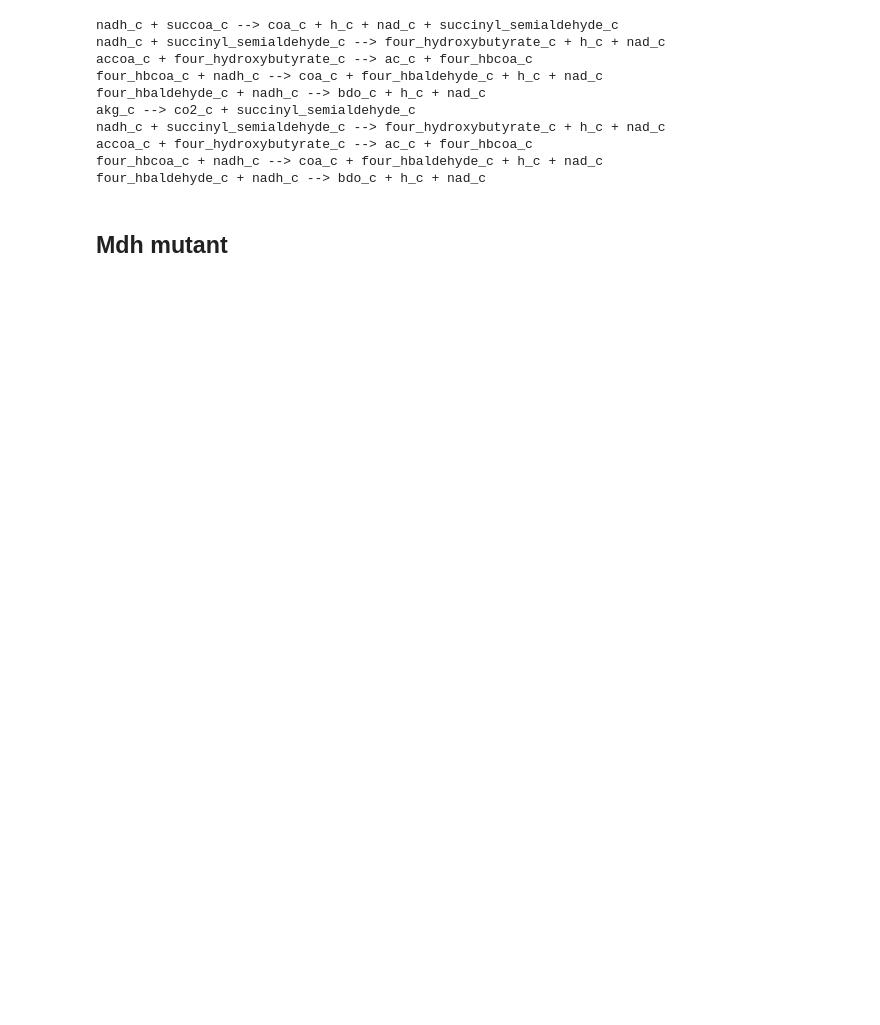
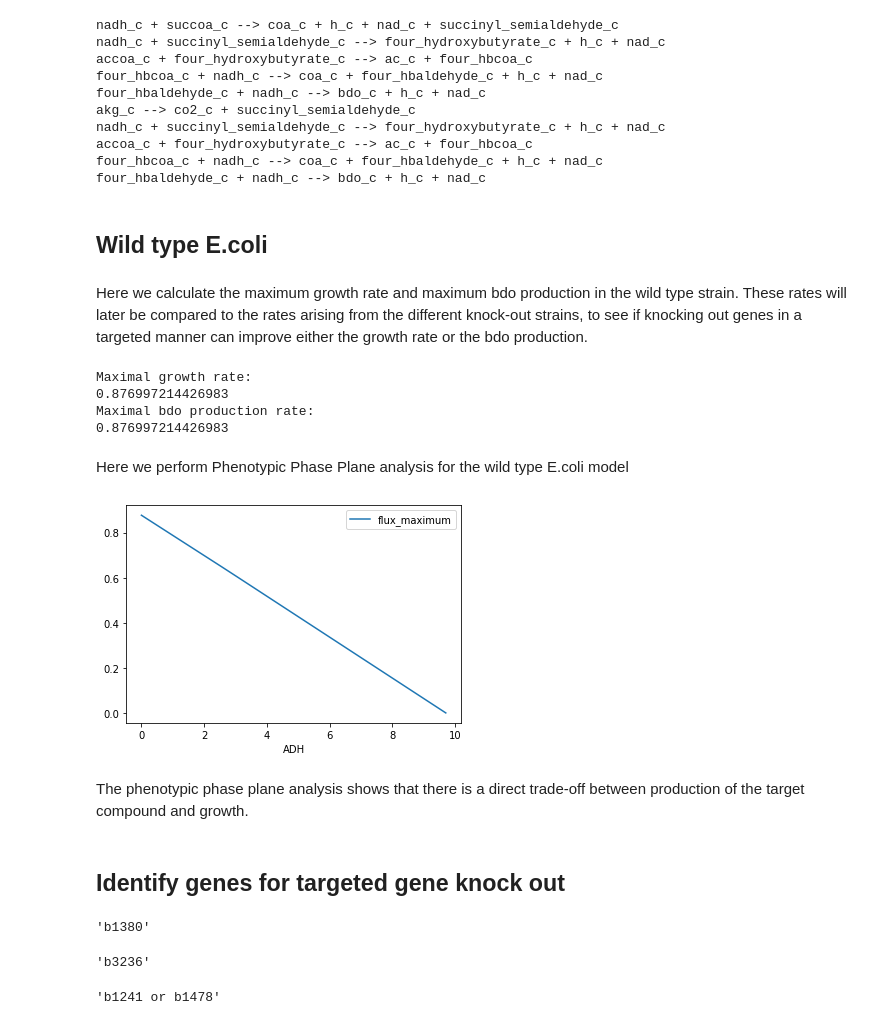
Before and after one commit to 27410/group-assignment-2021-group_11_bdo_production, a Jupyter notebook: Analysis/Mutations.ipynb, the cells around one changed output. Cells and saved outputs as stored; diff of their text form; code cells hidden in the pictures; blank space fills up the shorter version.

```diff
--- a/Analysis/Mutations.ipynb
+++ b/Analysis/Mutations.ipynb
@@ -11,5 +11,54 @@ nadh_c + succinyl_semialdehyde_c --> four_hydroxybutyrate_c + h_c + nad_c
 accoa_c + four_hydroxybutyrate_c --> ac_c + four_hbcoa_c
 four_hbcoa_c + nadh_c --> coa_c + four_hbaldehyde_c + h_c + nad_c
 four_hbaldehyde_c + nadh_c --> bdo_c + h_c + nad_c
+# %% [markdown]
+## Wild type E.coli
+# %% [markdown]
+Here we calculate the maximum growth rate and maximum bdo production in the wild type strain. These rates will later be compared to the rates arising from the different knock-out strains, to see if knocking out genes in a targeted manner can improve either the growth rate or the bdo production.
+# %%
+from cobra.io import read_sbml_model, write_sbml_model
+from cobra import Reaction, Metabolite
+
+from cobra.flux_analysis.phenotype_phase_plane import production_envelope
+import pandas as pd
+import matplotlib
+import matplotlib.pyplot as plt
+
+
+print("Maximal growth rate:")
+print(model_akg.slim_optimize())
+
+print("Maximal bdo production rate:")
+print(model_akg.slim_optimize())
+# %% [output]
+Maximal growth rate:
+0.876997214426983
+Maximal bdo production rate:
+0.876997214426983
+# %% [markdown]
+Here we perform Phenotypic Phase Plane analysis for the wild type E.coli model
+# %%
+ppp_bdo = production_envelope(model_akg,
+                    reactions=[model_akg.reactions.ADH],
+                    objective=model_akg.reactions.BIOMASS_Ec_iML1515_core_75p37M )
+
+pppp = ppp_bdo.plot(x='ADH', y='flux_maximum')
+fig = pppp.get_figure()
+# %% [output]
+[figure, added]
+# %% [markdown]
+The phenotypic phase plane analysis shows that there is a direct trade-off between production of the target compound and growth.
 # %% [markdown]
-## Mdh mutant
+## Identify genes for targeted gene knock out
+# %%
+model.reactions.LDH_D.gene_reaction_rule
+# %% [output]
+'b1380'
+# %%
+model.reactions.MDH.gene_reaction_rule
+# %% [output]
+'b3236'
+# %%
+model.reactions.ALCD2x.gene_reaction_rule
+# %% [output]
+'b1241 or b1478'
```
Also changed, not shown: parts of 32 cells of this notebook, 1 other file.
